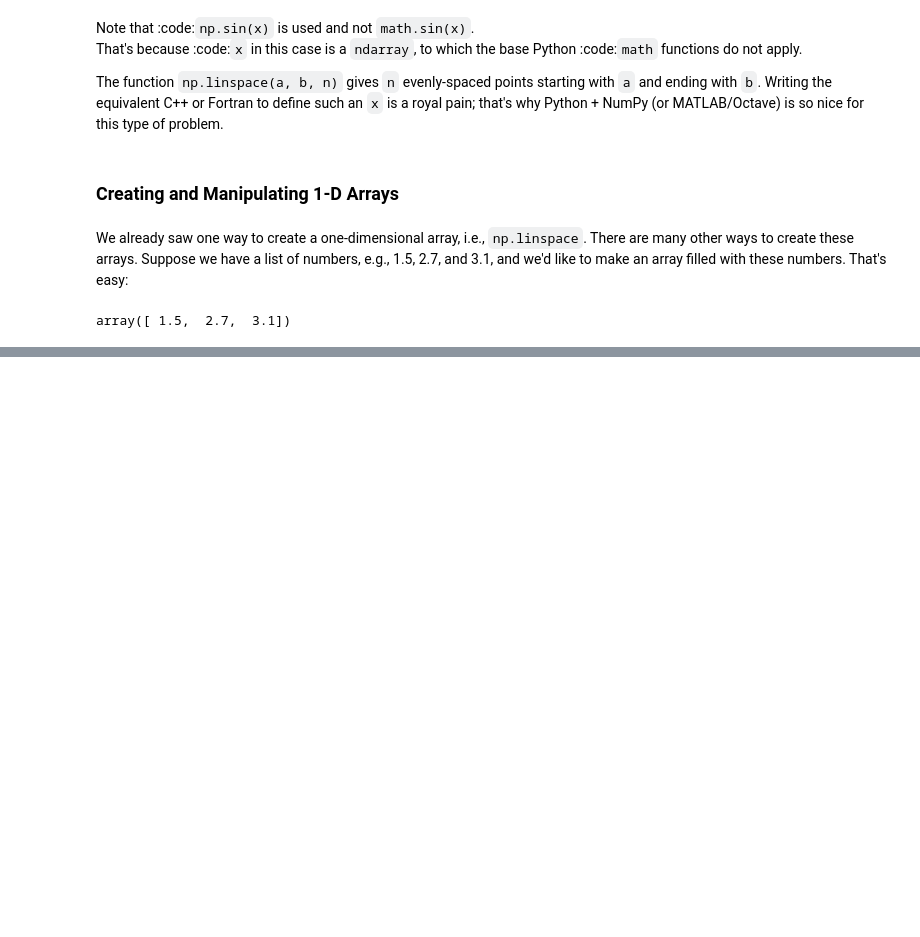
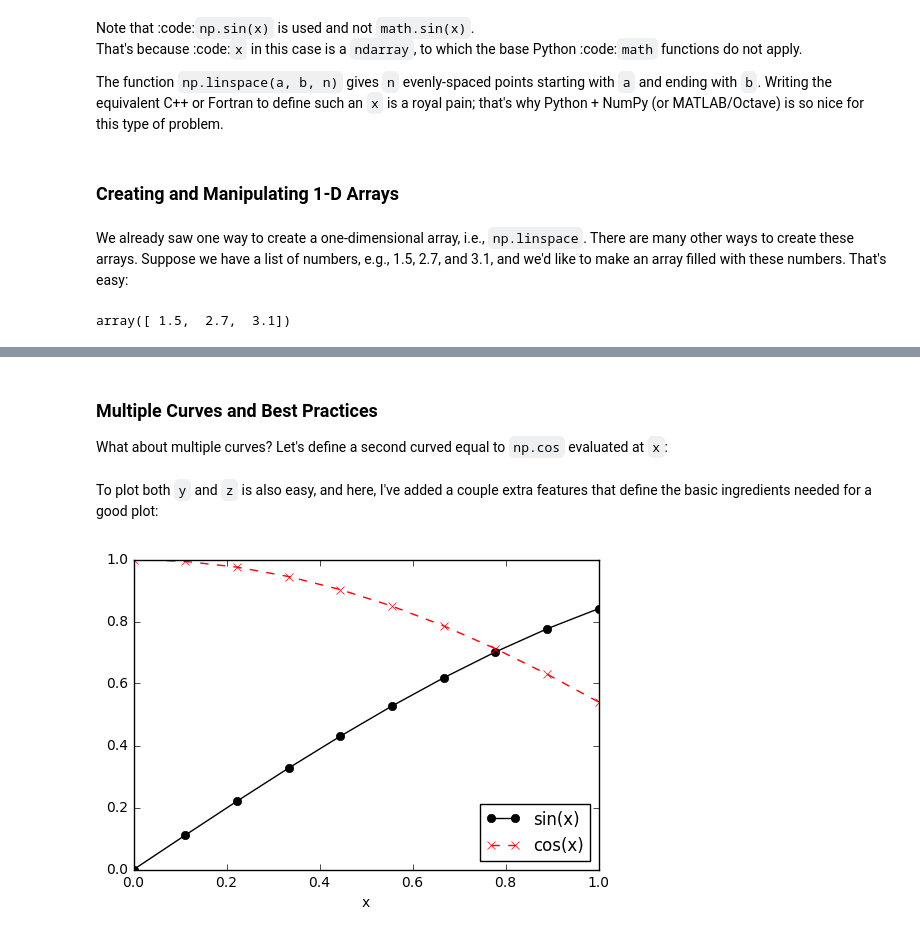
Before and after one commit to robertsj/me400_notes, a Jupyter notebook: source/lectures/ME400_Lecture_3.ipynb, the cells around one changed output, grey strips where cells are left out. Drawn from its saved outputs; the diff is of its cells as text; code cells hidden in the pictures; blank space fills up the shorter version.

```diff
--- a/source/lectures/ME400_Lecture_3.ipynb
+++ b/source/lectures/ME400_Lecture_3.ipynb
@@ -114,0 +244,15 @@ For example, consider the following code:
+# %% [markdown]
+### Multiple Curves and Best Practices
+
+What about multiple curves?  Let's define a second curved equal to `np.cos` evaluated at `x`:
+# %%
+z = np.cos(x)
+# %% [markdown]
+To plot both `y` and `z` is also easy, and here, I've added a couple extra features that define the basic ingredients needed for a good plot:
+# %%
+plt.plot(x, y, 'k-o', x, z, 'r--x')
+plt.legend(['sin(x)', 'cos(x)'], loc=0)
+plt.xlabel('x')
+plt.show()
+# %% [output]
+[figure, added]
```
Also changed, not shown: parts of 52 cells of this notebook, 1 other file.
